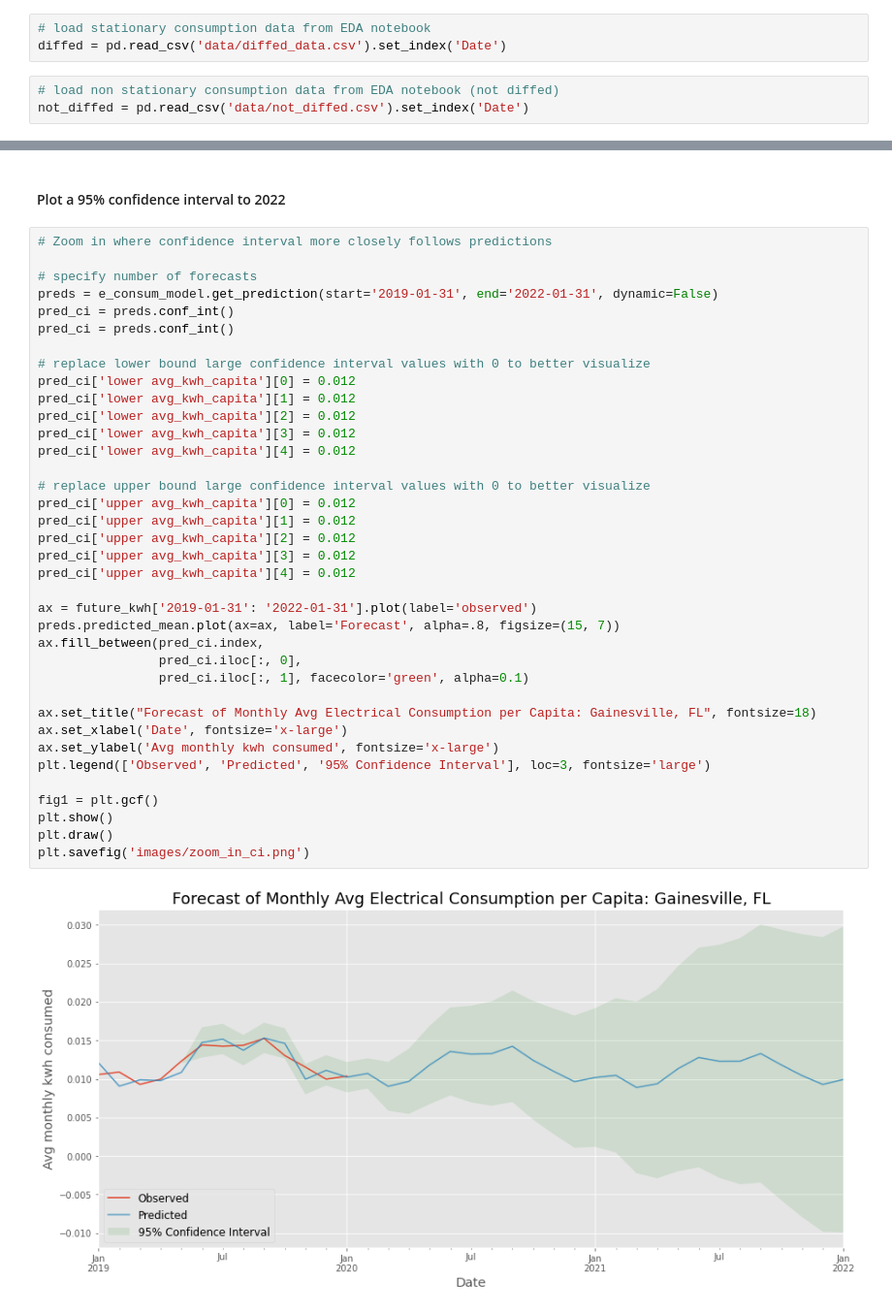
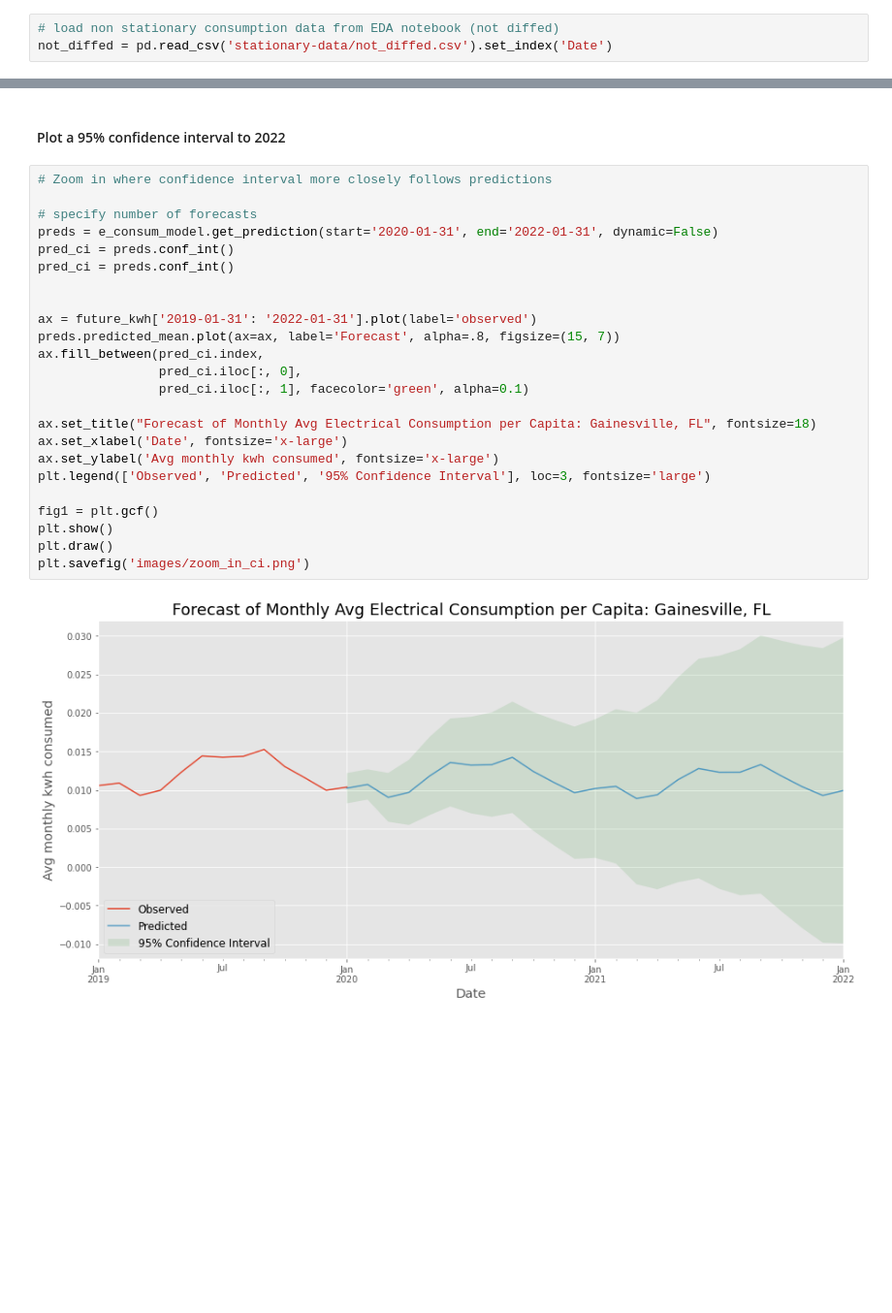
Before and after one commit to katiejohnsonsf/Forecasting-a-Carbon-Zero-City, a Jupyter notebook: Models.ipynb, the cells around one changed output, grey strips where cells are left out. Shown at 97% size. Saved outputs shown, nothing was run; the diff lists cells and outputs as text; blank space fills up the shorter version.

Commit message:
adjust conf interval dates

```diff
--- a/Models.ipynb
+++ b/Models.ipynb
@@ -44,8 +44,5 @@ import itertools
 # %% [markdown]
 <h4>Load Electrical Consumption Data</h4>
 # %%
-# load stationary consumption data from EDA notebook
-diffed = pd.read_csv('data/diffed_data.csv').set_index('Date')
+# load non stationary consumption data from EDA notebook (not diffed)
+not_diffed = pd.read_csv('stationary-data/not_diffed.csv').set_index('Date')
-# %%
-# load non stationary consumption data from EDA notebook (not diffed)
-not_diffed = pd.read_csv('data/not_diffed.csv').set_index('Date')
@@ -342,40 +328,27 @@ fig1.savefig('images/zoom_out_ci.png', dpi=100)
 # %%
 # Zoom in where confidence interval more closely follows predictions
 
 # specify number of forecasts
-preds = e_consum_model.get_prediction(start='2019-01-31', end='2022-01-31', dynamic=False)
+preds = e_consum_model.get_prediction(start='2020-01-31', end='2022-01-31', dynamic=False)
 pred_ci = preds.conf_int()
 pred_ci = preds.conf_int()
 
-# replace lower bound large confidence interval values with 0 to better visualize
-pred_ci['lower avg_kwh_capita'][0] = 0.012
-pred_ci['lower avg_kwh_capita'][1] = 0.012
-pred_ci['lower avg_kwh_capita'][2] = 0.012
-pred_ci['lower avg_kwh_capita'][3] = 0.012
-pred_ci['lower avg_kwh_capita'][4] = 0.012
-
-# replace upper bound large confidence interval values with 0 to better visualize
-pred_ci['upper avg_kwh_capita'][0] = 0.012
-pred_ci['upper avg_kwh_capita'][1] = 0.012
-pred_ci['upper avg_kwh_capita'][2] = 0.012
-pred_ci['upper avg_kwh_capita'][3] = 0.012
-pred_ci['upper avg_kwh_capita'][4] = 0.012
 
 ax = future_kwh['2019-01-31': '2022-01-31'].plot(label='observed')
 preds.predicted_mean.plot(ax=ax, label='Forecast', alpha=.8, figsize=(15, 7))
 ax.fill_between(pred_ci.index,
                 pred_ci.iloc[:, 0],
                 pred_ci.iloc[:, 1], facecolor='green', alpha=0.1)
 
 ax.set_title("Forecast of Monthly Avg Electrical Consumption per Capita: Gainesville, FL", fontsize=18)
 ax.set_xlabel('Date', fontsize='x-large')
 ax.set_ylabel('Avg monthly kwh consumed', fontsize='x-large')
 plt.legend(['Observed', 'Predicted', '95% Confidence Interval'], loc=3, fontsize='large')
 
 fig1 = plt.gcf()
 plt.show()
 plt.draw()
 plt.savefig('images/zoom_in_ci.png')
 # %% [output]
-[figure, old version]
+[figure, new version]
 <Figure size 432x288 with 0 Axes>
```
Also changed, not shown: parts of 25 cells of this notebook.
